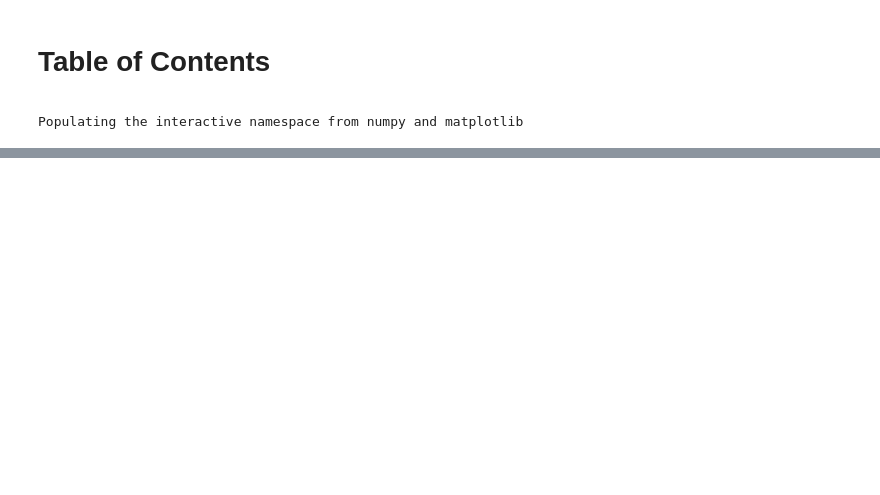
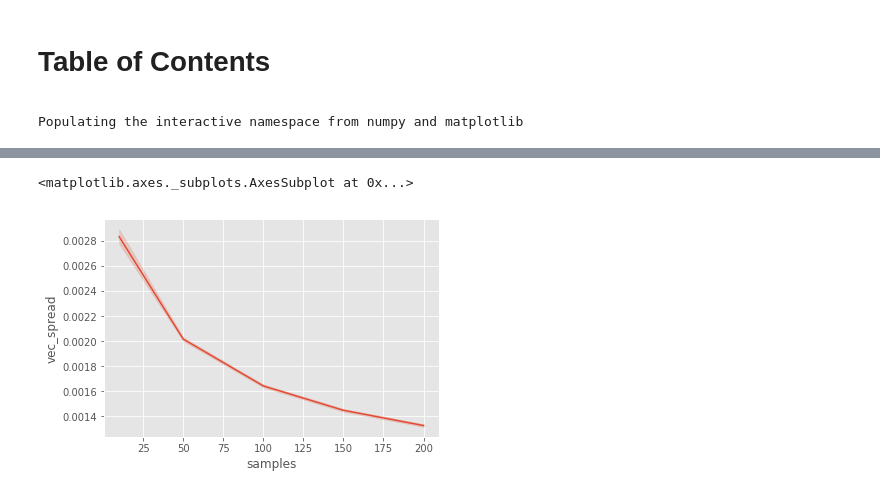
Before and after one commit to theSage21/WordHashDocSearch, a Jupyter notebook: Untitled.ipynb, the cells around one changed output, grey strips where cells are left out. Saved outputs shown, nothing was run; the diff lists cells and outputs as text; code cells hidden in the pictures; blank space fills up the shorter version.

```diff
--- a/Untitled.ipynb
+++ b/Untitled.ipynb
@@ -11 +24,6 @@ Populating the interactive namespace from numpy and matplotlib
+# %%
+sns.lineplot(x='samples', y='vec_spread', data=df)
+# %% [output]
+<matplotlib.axes._subplots.AxesSubplot at 0x...>
+[figure, added]
 # %%
```
Also changed, not shown: parts of 3 cells of this notebook, 2 other files.
